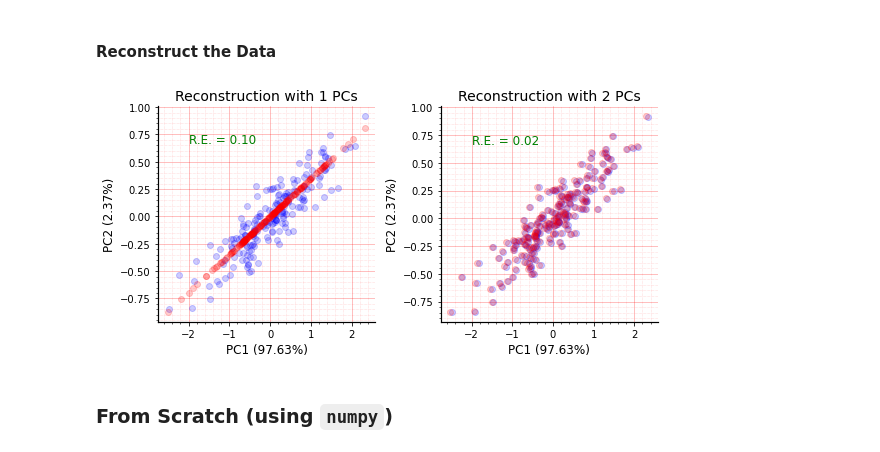
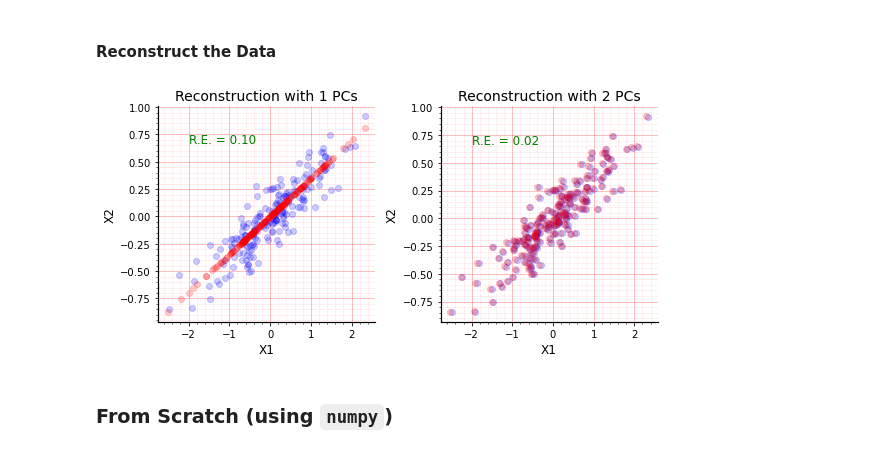
Before and after one commit to Kabilan108/drexel-coursework, a Jupyter notebook: bmes547/3_pca/pca_demo.ipynb, the cells around one changed output. Cells and saved outputs as stored; diff of their text form; code cells hidden in the pictures.

```diff
--- a/bmes547/3_pca/pca_demo.ipynb
+++ b/bmes547/3_pca/pca_demo.ipynb
@@ -110,32 +110,32 @@ ax.set_title('Principal Components', fontsize=14);
 # %%
 fig, axes = plt.subplots(1, 2, figsize=(8, 4))
 
 for i, ax in zip(range(X.shape[1]), axes):
     # Reconstruct data
     X_rec = np.dot(Y[:, :i+1], P[:i+1, :])
 
     # Plot raw and reconstructed data
     ax.plot(X[:, 0], X[:, 1], 'bo', alpha=0.2)
     ax.plot(X_rec[:, 0], X_rec[:, 1], 'ro', alpha=0.2)
     format(ax)
 
     # Axis labels
-    ax.set_xlabel(f'PC1 ({V[0] * 100:.2f}%)', fontsize=12)
-    ax.set_ylabel(f'PC2 ({V[1] * 100:.2f}%)', fontsize=12)
+    ax.set_xlabel('X1', fontsize=12)
+    ax.set_ylabel('X2', fontsize=12)
     ax.set_title(f'Reconstruction with {i+1} PCs', fontsize=14)
 
     # Calculate reconstruction error (RMSE)
     error = math.sqrt( ((X - X_rec)**2).mean() )
     # error = mean_squared_error(X, X_rec, squared=False)
 
     ax.annotate(
         f'R.E. = {error:.2f}', xy=(0, 0), xytext=(-2, 0.7), color='green',
         fontsize=12, ha='left', va='center'
     )
 
 fig.tight_layout()
 # %% [output]
-[figure, old version]
+[figure, new version]
 # %% [markdown]
 ### From Scratch (using `numpy`)
 # %%
```
